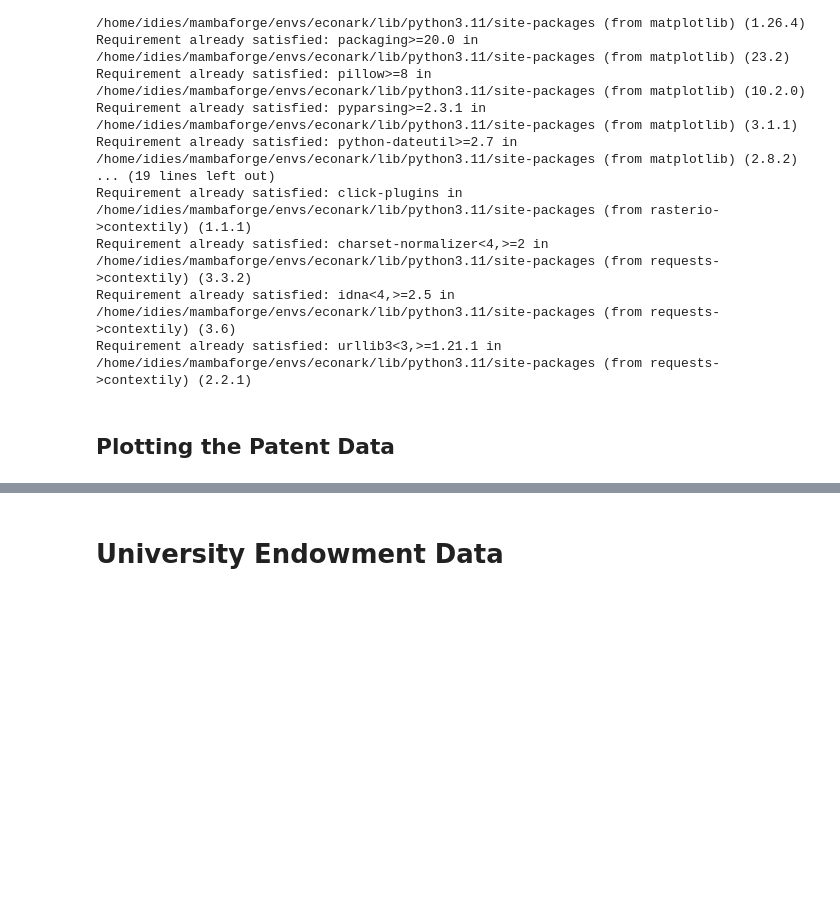
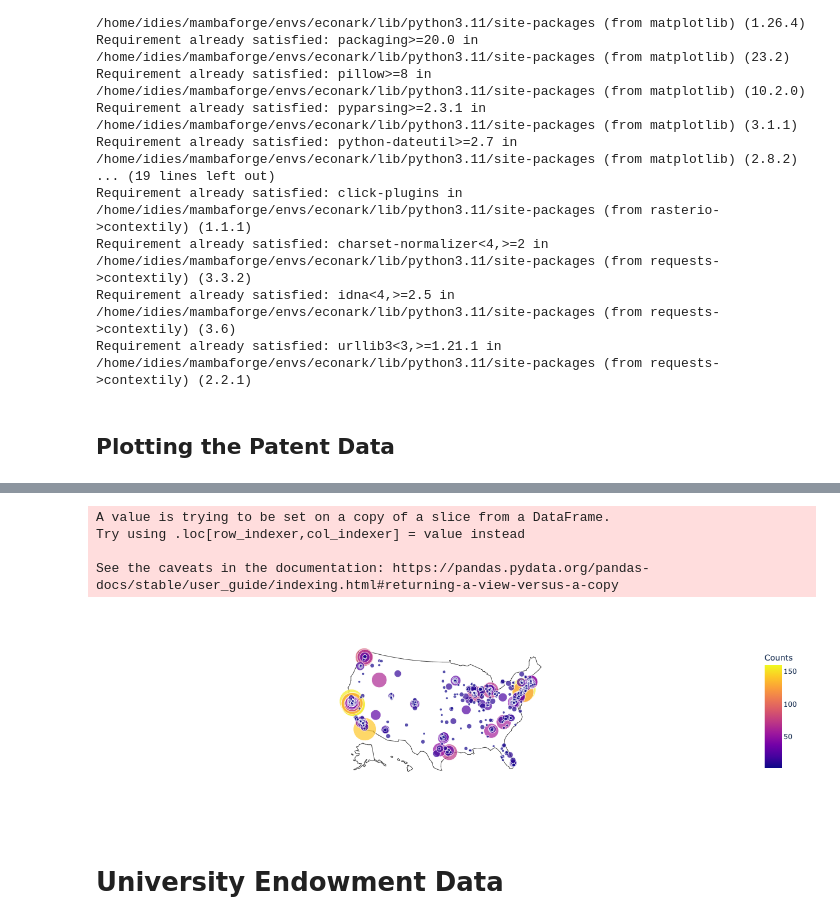
Before and after one commit to mayaniyogi/as.180.369, a Jupyter notebook: contrib/mayaniyogi/Working_notebook.ipynb, the cells around one changed output, grey strips where cells are left out. Drawn from its saved outputs; the diff is of its cells as text; code cells hidden in the pictures; blank space fills up the shorter version.

```diff
--- a/contrib/mayaniyogi/Working_notebook.ipynb
+++ b/contrib/mayaniyogi/Working_notebook.ipynb
@@ -773,3 +745,40 @@ fig.show()
+# %%
+import plotly.express as px
+import numpy as np
+
+# Filter the DataFrame to include only U.S. entries
+df_us = filtered_df
+
+# Apply a transformation to the 'Counts' for better scaling (e.g., log transformation)
+df_us['Scaled Counts'] = df_us['Counts'] / 1000
+
+# Create the scatter geo plot
+fig = px.scatter_geo(
+    df_us,
+    lat='Latitude',
+    lon='Longitude',
+    #text='City',  # Optional: label points with city names
+    size='Scaled Counts',  # Use the transformed counts for size
+    size_max= 30,  # Adjust max size of markers
+    color='Counts',  # Color scale based on counts
+    projection='albers usa'  # Choose projection type
+)
+
+# Update layout for better visualization
+fig.update_geos(
+    landcolor="white",
+    showcountries=True,
+    showcoastlines=True,
+    coastlinecolor="LightGray"
+)
+
+fig.show()
+# %% [output]
+A value is trying to be set on a copy of a slice from a DataFrame.
+Try using .loc[row_indexer,col_indexer] = value instead
+
+See the caveats in the documentation: https://pandas.pydata.org/pandas-docs/stable/user_guide/indexing.html#returning-a-view-versus-a-copy
+[figure, added]
 # %% [markdown]
 # University Endowment Data
 # %%
```
Also changed, not shown: parts of 21 cells of this notebook, 1 other file.
